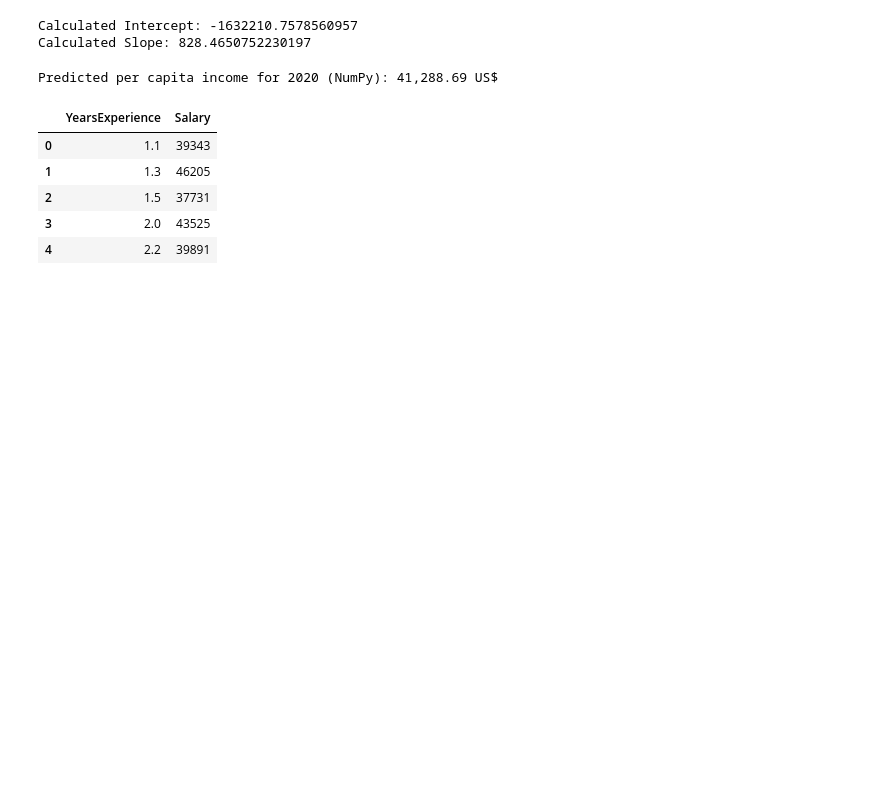
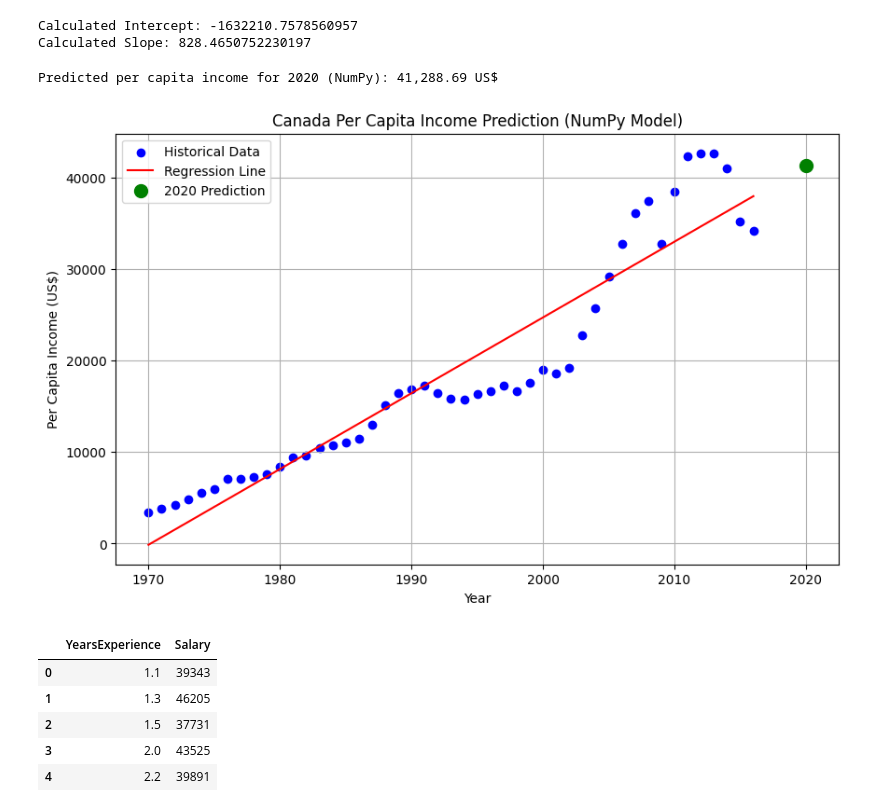
Before and after one commit to Shaikh-Uzair-Ahmed/1BM23CS307, a Jupyter notebook: 1BM23CS307_LAB2-Linear-multiple-Regression.ipynb, the cells around one changed output. Drawn from its saved outputs; the diff is of its cells as text; code cells hidden in the pictures; blank space fills up the shorter version.

```diff
--- a/1BM23CS307_LAB2-Linear-multiple-Regression.ipynb
+++ b/1BM23CS307_LAB2-Linear-multiple-Regression.ipynb
@@ -123,6 +123,34 @@ predicted_income_2020_np = intercept + slope * year_2020_np[0]
 print(f"Predicted per capita income for 2020 (NumPy): {predicted_income_2020_np:,.2f} US$")
 # %% [output]
 Predicted per capita income for 2020 (NumPy): 41,288.69 US$
+# %%
+import matplotlib.pyplot as plt
+
+plt.figure(figsize=(10, 6))
+
+# 1. Scatter plot of historical data
+plt.scatter(years_np, income_np, color='blue', label='Historical Data')
+
+# 2. Calculate and plot the regression line
+regression_line_predictions = intercept + slope * years_np
+plt.plot(years_np, regression_line_predictions, color='red', label='Regression Line')
+
+# 3. Highlight the predicted income for 2020
+plt.scatter(year_2020_np[0], predicted_income_2020_np, color='green', s=100, zorder=5, label='2020 Prediction')
+
+# 4. Add labels and title
+plt.xlabel('Year')
+plt.ylabel('Per Capita Income (US$)')
+plt.title('Canada Per Capita Income Prediction (NumPy Model)')
+
+# 5. Add legend
+plt.legend()
+
+# 6. Show the plot
+plt.grid(True)
+plt.show()
+# %% [output]
+[figure, added]
 # %%
 import pandas as pd
 df = pd.read_csv('/content/salary.csv')
```
